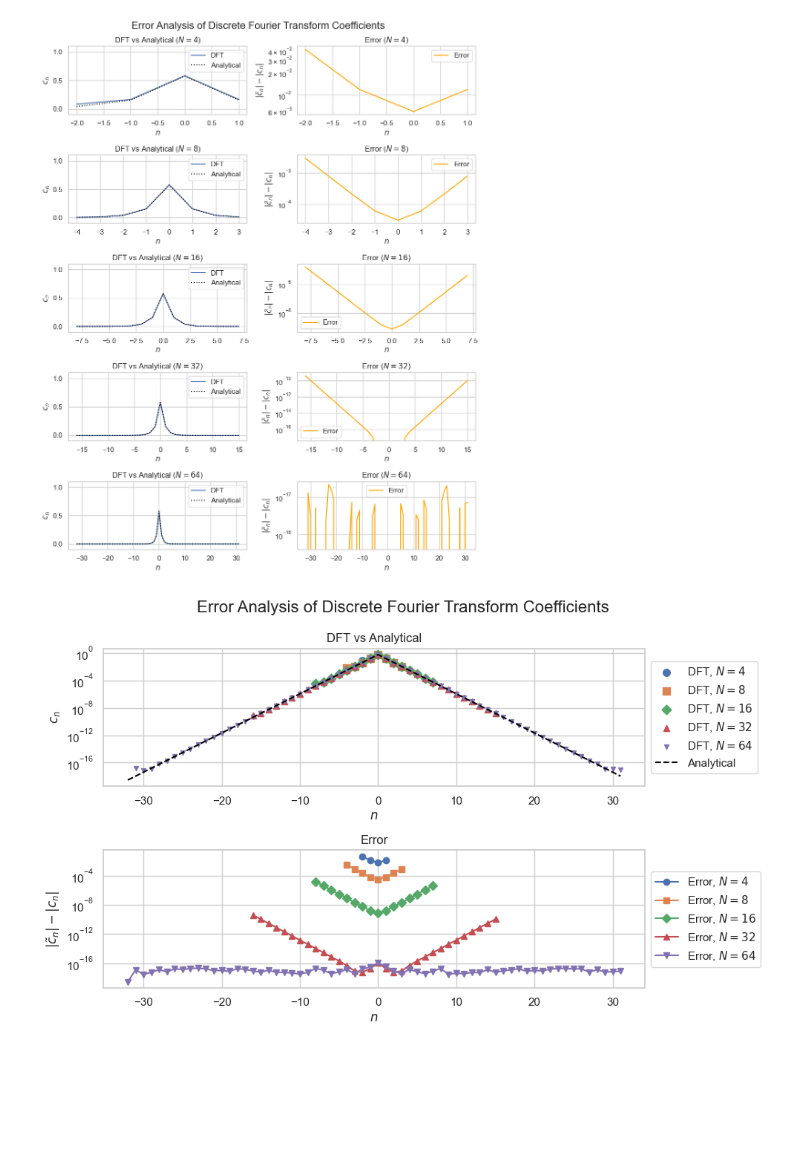
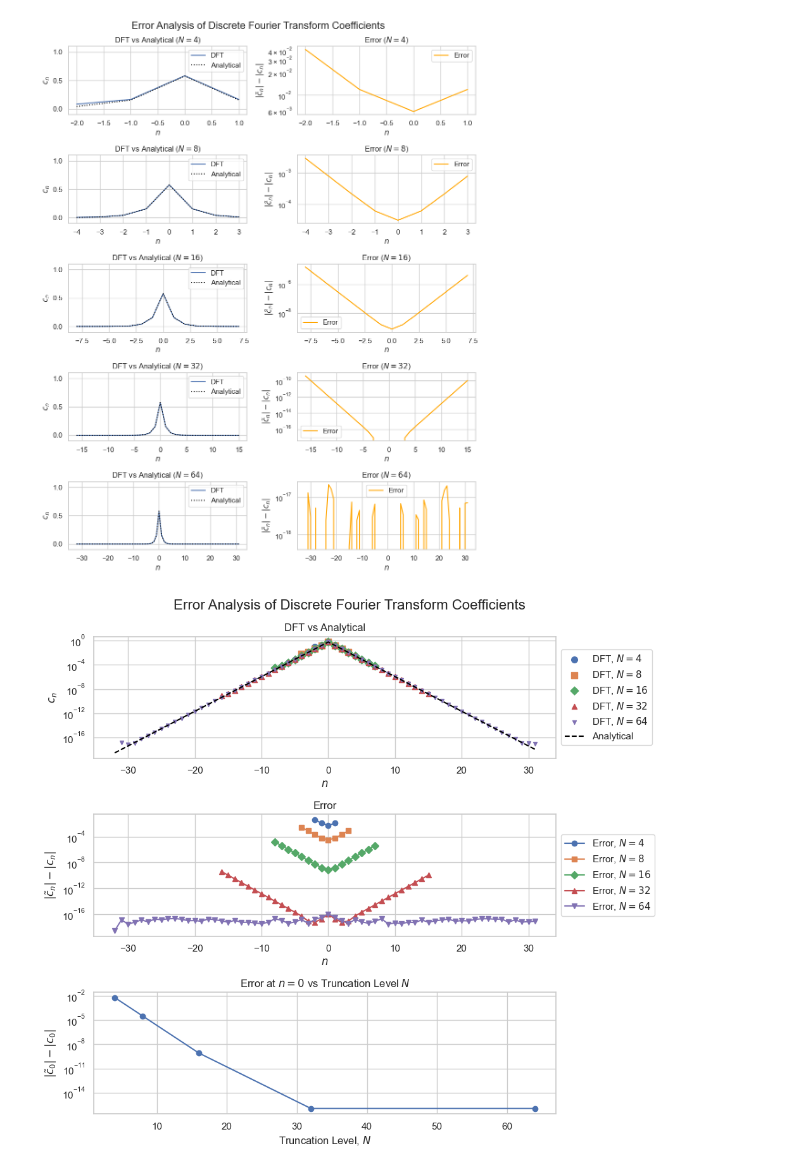
Before and after one commit to JeppeKlitgaard/02689-Advanced-Numerical-Methods, a Jupyter notebook: assignment_1/jk_1_fourier.ipynb, the cells around one changed output. Cells and saved outputs as stored; diff of their text form; code cells hidden in the pictures; blank space fills up the shorter version.

Commit message:
feat: 1b spectral convergence

```diff
--- a/assignment_1/jk_1_fourier.ipynb
+++ b/assignment_1/jk_1_fourier.ipynb
@@ -300,6 +300,9 @@ for idx, N in enumerate(Ns):
 
     errors = np.abs(dft_components - Cn_components)
 
+    n0_index = np.argmax(n_range == 0)
+    error_n0 = errors[n0_index]
+
     convergence_data.append(
         {
             "N": N,
@@ -307,11 +310,12 @@ for idx, N in enumerate(Ns):
             "dft_magnitudes": np.abs(dft_components),
             "analytical_magnitudes": np.abs(Cn_components),
             "errors": errors,
+            "error_n0": error_n0,
         }
     )
 
-fig, axes = plt.subplots(2, 1, figsize=(10, 6))
-ax1, ax2 = axes
+fig, axes = plt.subplots(3, 1, figsize=(10, 9))
+ax1, ax2, ax3 = axes
 markers = ["o", "s", "D", "^", "v"]
 
 # Plot 1: DFT vs Analytical
@@ -329,31 +333,40 @@ for datum, marker in zip(convergence_data, markers):
 ax1.plot(n_range, np.abs(Cn_components), label="Analytical", color="black", ls="--")
 
 ax1.set_title("DFT vs Analytical")
 ax1.set_xlabel("$n$")
 ax1.set_ylabel("$c_n$")
 ax1.semilogy()
 ax1.legend(loc="center left", bbox_to_anchor=(1, 0.5))
 
 # Plot 2: Error
 for datum, marker in zip(convergence_data, markers):
     ax2.plot(
         datum["n_range"],
         datum["errors"],
         label=f"Error, $N={datum['N']}$",
         marker=marker,
         ms=6,
     )
 ax2.set_title("Error")
 ax2.set_xlabel("$n$")
 ax2.set_ylabel(r"$|\tilde{c}_n| - |c_n|$")
 ax2.semilogy()
 ax2.legend(loc="center left", bbox_to_anchor=(1, 0.5))
 
+# Plot 3: Error at n=0 vs N
+N_values = [datum["N"] for datum in convergence_data]
+error_n0_values = [datum["error_n0"] for datum in convergence_data]
+ax3.plot(N_values, error_n0_values, marker="o")
+ax3.set_title("Error at $n=0$ vs Truncation Level $N$")
+ax3.set_xlabel("Truncation Level, $N$")
+ax3.set_ylabel("$|\\tilde{c}_0| - |c_0|$")
+ax3.semilogy()
+
 plt.suptitle("Error Analysis of Discrete Fourier Transform Coefficients", fontsize=16)
 plt.tight_layout()
 plt.savefig(
     "report/output/1b_fourier_dft_error_analysis.png", dpi=600, bbox_inches="tight"
 )
 plt.show()
 # %% [output]
-[figure, old version]
+[figure, new version]
```
Also changed, not shown: 1 other file.
